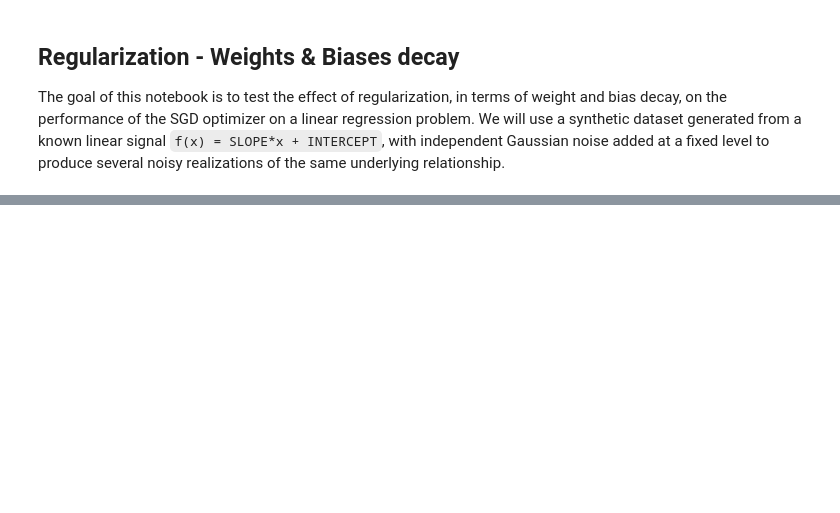
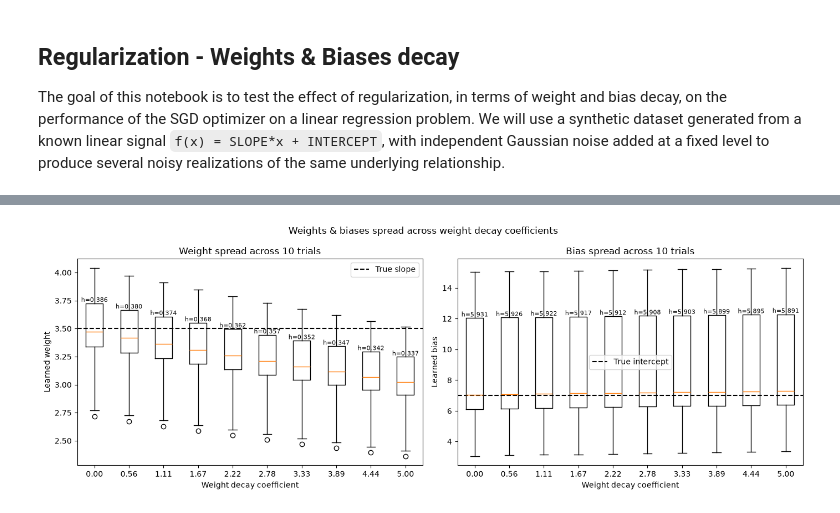
Before and after one commit to cecinuga/thorcino, a Jupyter notebook: examples/linear_regression/regularization/DL2/main.ipynb, the cells around one changed output, grey strips where cells are left out. Cells and saved outputs as stored; diff of their text form; code cells hidden in the pictures; blank space fills up the shorter version.

```diff
--- a/examples/linear_regression/regularization/DL2/main.ipynb
+++ b/examples/linear_regression/regularization/DL2/main.ipynb
@@ -178,0 +226,45 @@ plt.show()
+# %%
+from examples.linear_regression.helpers.train import get_models_params
+
+weights_by_decay = []
+bias_by_decay = []
+
+for j in range(len(decay_coefs)):
+    models = [all_trainers[i][j].model for i in range(N_TRIALS)]
+    params = get_models_params(models)
+    weights_by_decay.append(params[:, 0].flatten())
+    bias_by_decay.append(params[:, 1].flatten())
+
+decay_labels = [f"{decay:.2f}" for decay in decay_coefs]
+
+def annotate_box_heights(ax, bp):
+    """Label each box with its height (Q3 - Q1), so spreads can be compared at a glance."""
+    for box in bp["boxes"]:
+        x_data, y_data = box.get_xdata(), box.get_ydata()
+        y_top, y_bottom = y_data.max(), y_data.min()
+        ax.text((x_data.min() + x_data.max()) / 2, y_top, f"h={y_top - y_bottom:.3f}",
+                ha="center", va="bottom", fontsize=8)
+
+fig, (ax_w, ax_b) = plt.subplots(1, 2, figsize=(14, 5))
+
+bp_w = ax_w.boxplot(weights_by_decay, tick_labels=decay_labels)
+annotate_box_heights(ax_w, bp_w)
+ax_w.axhline(SLOPE, color="black", linestyle="dashed", label="True slope")
+ax_w.set_xlabel("Weight decay coefficient")
+ax_w.set_ylabel("Learned weight")
+ax_w.set_title(f"Weight spread across {N_TRIALS} trials")
+ax_w.legend()
+
+bp_b = ax_b.boxplot(bias_by_decay, tick_labels=decay_labels)
+annotate_box_heights(ax_b, bp_b)
+ax_b.axhline(INTERCEPT, color="black", linestyle="dashed", label="True intercept")
+ax_b.set_xlabel("Weight decay coefficient")
+ax_b.set_ylabel("Learned bias")
+ax_b.set_title(f"Bias spread across {N_TRIALS} trials")
+ax_b.legend()
+
+fig.suptitle("Weights & biases spread across weight decay coefficients")
+fig.tight_layout()
+plt.show()
+# %% [output]
+[figure, added]
```
Also changed, not shown: parts of 16 cells of this notebook.
